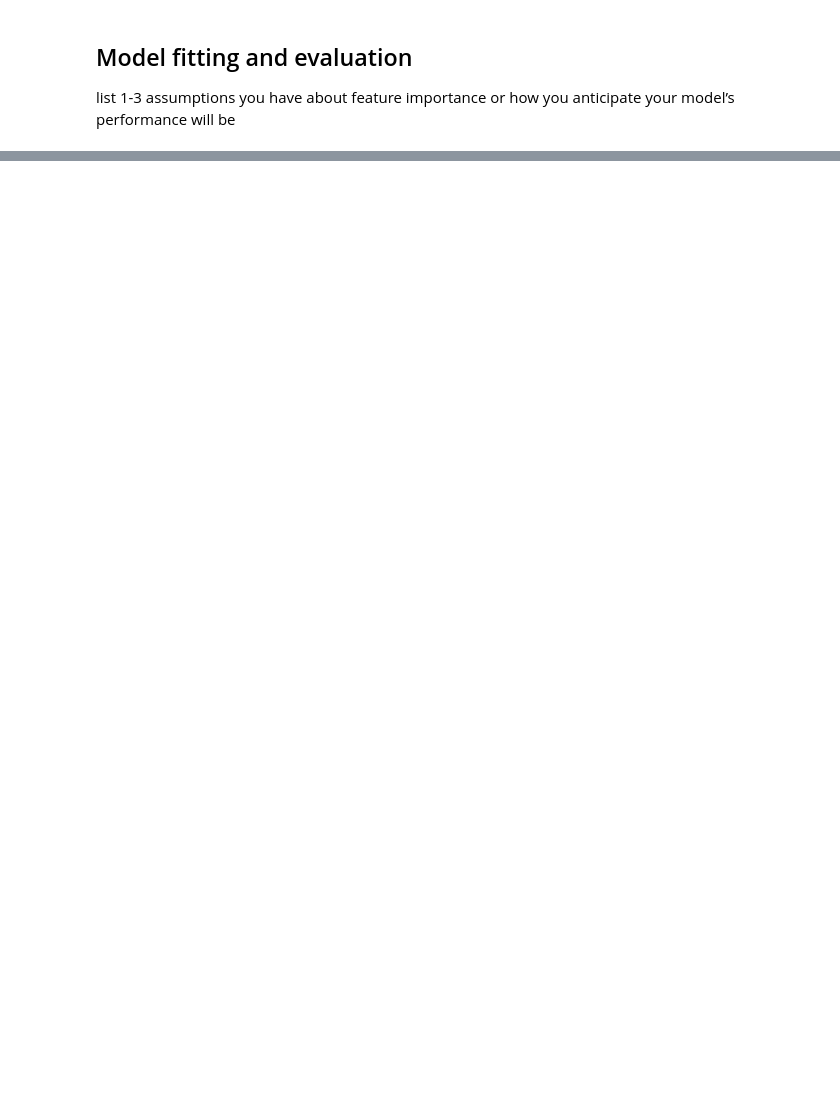
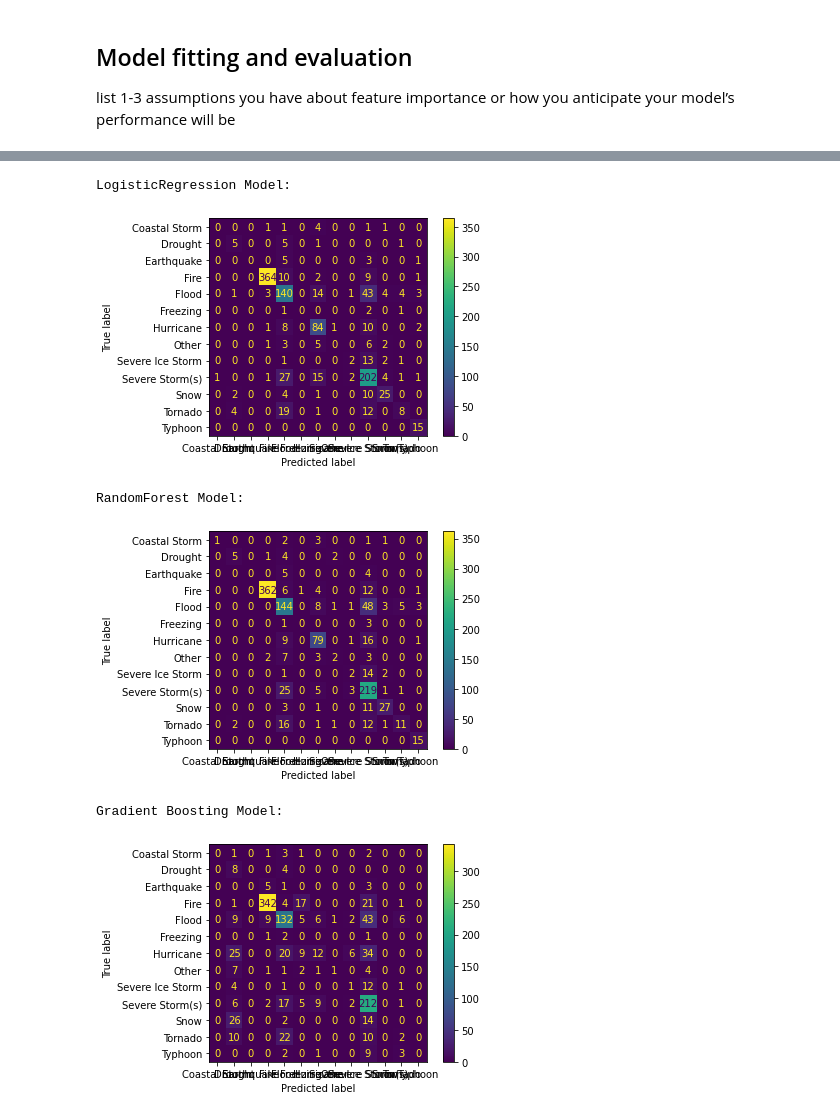
Before and after one commit to garrett-vangilder/CS5262, a Jupyter notebook: fema_declarations.ipynb, the cells around one changed output, grey strips where cells are left out. Cells and saved outputs as stored; diff of their text form; code cells hidden in the pictures; blank space fills up the shorter version.

Commit message:
Initial Model Fit

```diff
--- a/fema_declarations.ipynb
+++ b/fema_declarations.ipynb
@@ -251,5 +263,16 @@ preproc = ColumnTransformer(
     ],
                              remainder='passthrough')
 # %%
-pipe = Pipeline(steps=[('preproc', preproc),
+log_pipe = Pipeline(steps=[('preproc', preproc),
                        ('mdl', LogisticRegression(penalty='elasticnet', solver='saga', tol=0.01, l1_ratio=1))])
+
+rf_pipe = Pipeline(steps=[('preproc', preproc),
+                       ('mdl', RandomForestClassifier())])
+
+gb_pipe = Pipeline(steps=[('preproc', preproc),
+                       ('mdl', GradientBoostingClassifier(n_estimators=100, learning_rate=1.0, max_depth=1, random_state=0))])
+
+with config_context(display='diagram'):
+    display(log_pipe)
+    display(rf_pipe)
+    display(gb_pipe)
@@ -256,3 +332,0 @@ pipe = Pipeline(steps=[('preproc', preproc),
-# %%
-
-pipe.fit(X_train, y_train)
@@ -277,4 +337,12 @@ Pipeline(steps=[('preproc',
+# %%
+log_gs = GridSearchCV(log_pipe, param_grid={}, return_train_score=True)
+rf_gs = GridSearchCV(rf_pipe, param_grid={}, return_train_score=True)
+gb_gs = GridSearchCV(gb_pipe, param_grid={}, return_train_score=True)
 # %% [markdown]
 ## Model fitting and evaluation
 
 list 1-3 assumptions you have about feature importance or how you anticipate your model’s performance will be
+# %%
+log_gs.fit(X_train, y_train)
+rf_gs.fit(X_train, y_train)
+gb_gs.fit(X_train, y_train)
@@ -280,0 +417,28 @@ list 1-3 assumptions you have about feature importance or how you anticipate you
+# %%
+print('LogisticRegression Model:')
+cm = confusion_matrix(y_test, log_gs.best_estimator_.predict(X_test))
+disp = ConfusionMatrixDisplay(confusion_matrix=cm, display_labels=log_gs.classes_)
+disp.plot()
+
+plt.show()
+
+print('RandomForest Model:')
+cm = confusion_matrix(y_test, rf_gs.best_estimator_.predict(X_test))
+disp = ConfusionMatrixDisplay(confusion_matrix=cm, display_labels=rf_gs.classes_)
+disp.plot()
+
+plt.show()
+
+print('Gradient Boosting Model:')
+cm = confusion_matrix(y_test, gb_gs.best_estimator_.predict(X_test))
+disp = ConfusionMatrixDisplay(confusion_matrix=cm, display_labels=gb_gs.classes_)
+disp.plot()
+
+plt.show()
+# %% [output]
+LogisticRegression Model:
+[figure, added]
+RandomForest Model:
+[figure, added]
+Gradient Boosting Model:
+[figure, added]
```
Also changed, not shown: parts of 20 cells of this notebook.
